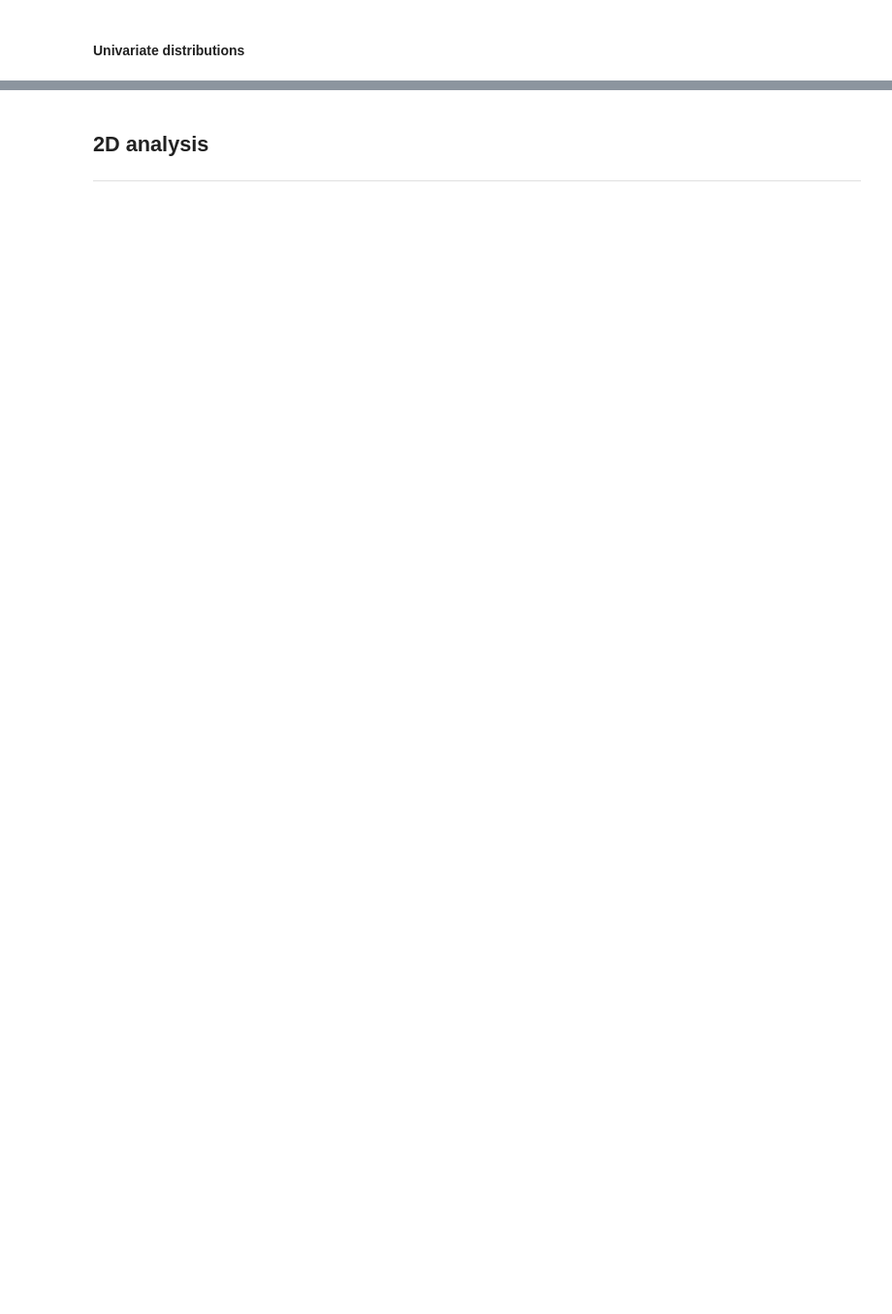
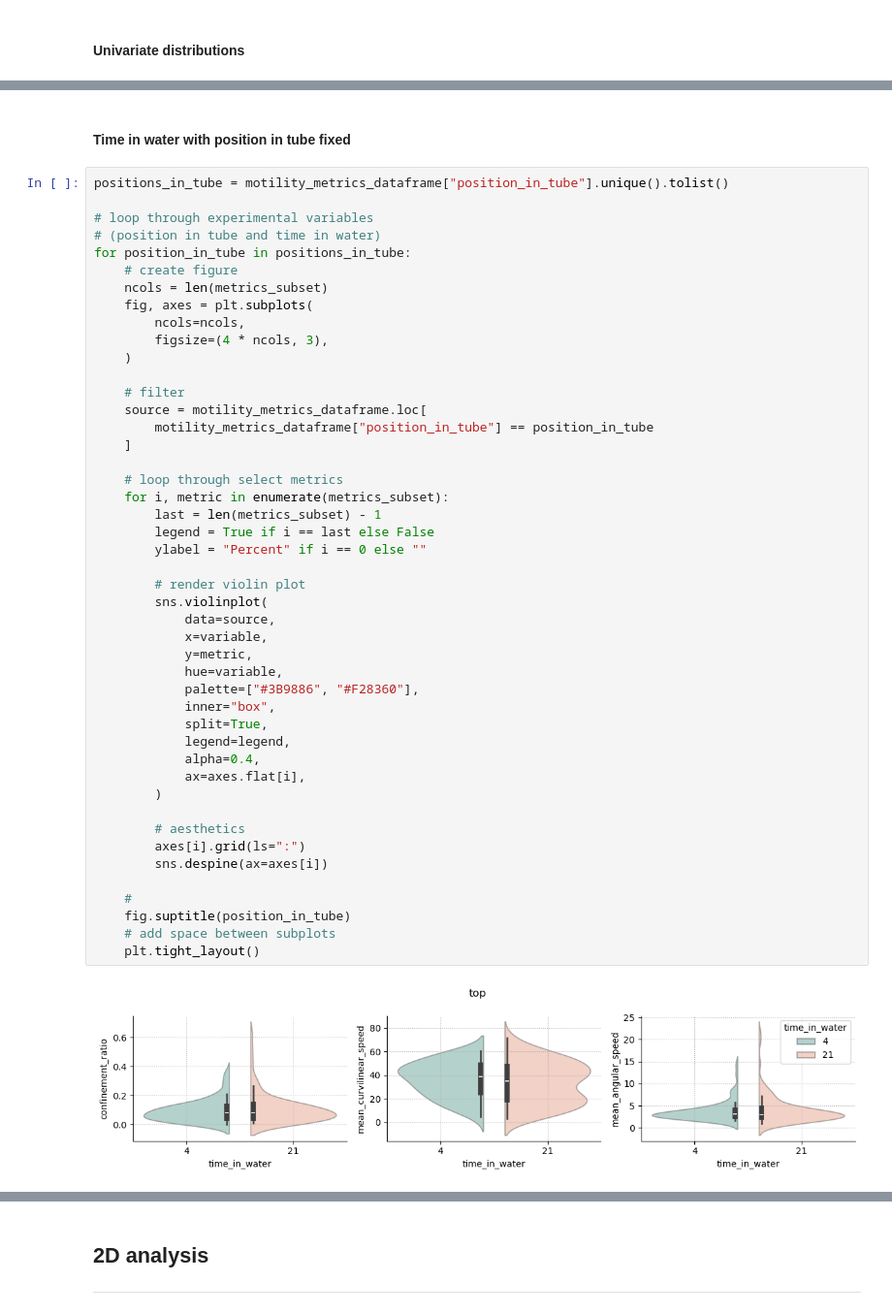
Before and after one commit to Arcadia-Science/2024-unicellular-tracking, a Jupyter notebook: notebooks/2_Motility_Analysis_Pools.ipynb, the cells around one changed output, grey strips where cells are left out. Shown at 97% size. Cells and saved outputs as stored; diff of their text form; blank space fills up the shorter version.

```diff
--- a/notebooks/2_Motility_Analysis_Pools.ipynb
+++ b/notebooks/2_Motility_Analysis_Pools.ipynb
@@ -160,0 +119,50 @@ for variable in experimental_variables:
+# %% [markdown]
+#### Time in water with position in tube fixed
+# %%
+positions_in_tube = motility_metrics_dataframe["position_in_tube"].unique().tolist()
+
+# loop through experimental variables
+# (position in tube and time in water)
+for position_in_tube in positions_in_tube:
+    # create figure
+    ncols = len(metrics_subset)
+    fig, axes = plt.subplots(
+        ncols=ncols,
+        figsize=(4 * ncols, 3),
+    )
+
+    # filter
+    source = motility_metrics_dataframe.loc[
+        motility_metrics_dataframe["position_in_tube"] == position_in_tube
+    ]
+
+    # loop through select metrics
+    for i, metric in enumerate(metrics_subset):
+        last = len(metrics_subset) - 1
+        legend = True if i == last else False
+        ylabel = "Percent" if i == 0 else ""
+
+        # render violin plot
+        sns.violinplot(
+            data=source,
+            x=variable,
+            y=metric,
+            hue=variable,
+            palette=["#3B9886", "#F28360"],
+            inner="box",
+            split=True,
+            legend=legend,
+            alpha=0.4,
+            ax=axes.flat[i],
+        )
+
+        # aesthetics
+        axes[i].grid(ls=":")
+        sns.despine(ax=axes[i])
+
+    #
+    fig.suptitle(position_in_tube)
+    # add space between subplots
+    plt.tight_layout()
+# %% [output]
+[figure, added]
```
Also changed, not shown: parts of 9 cells of this notebook.
